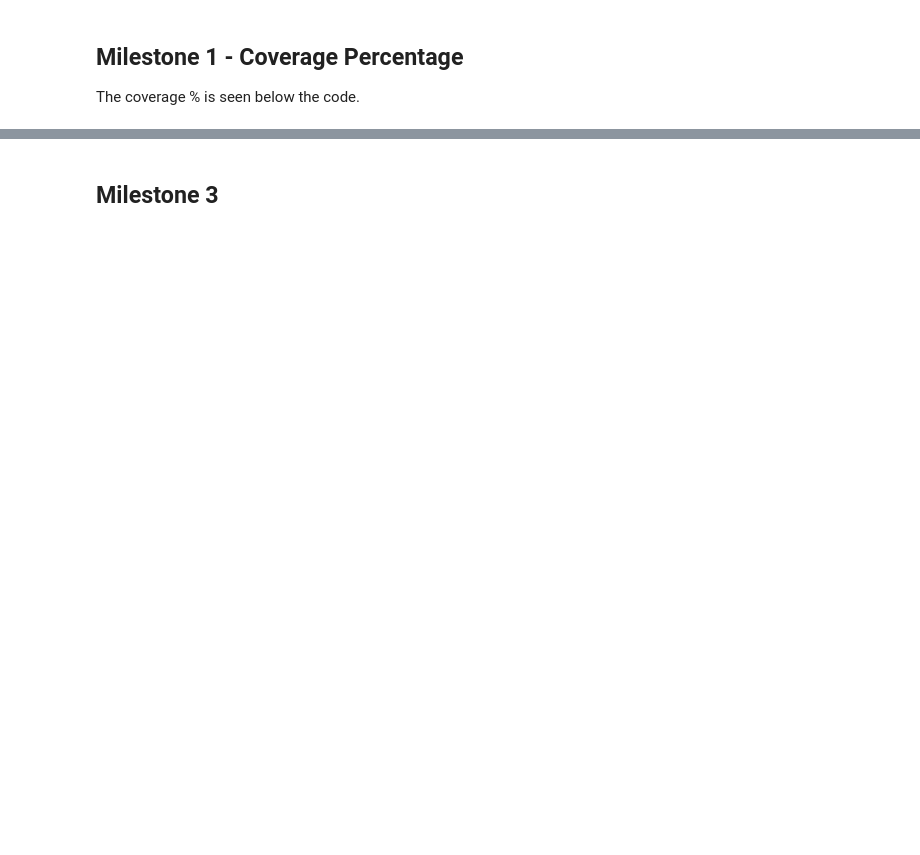
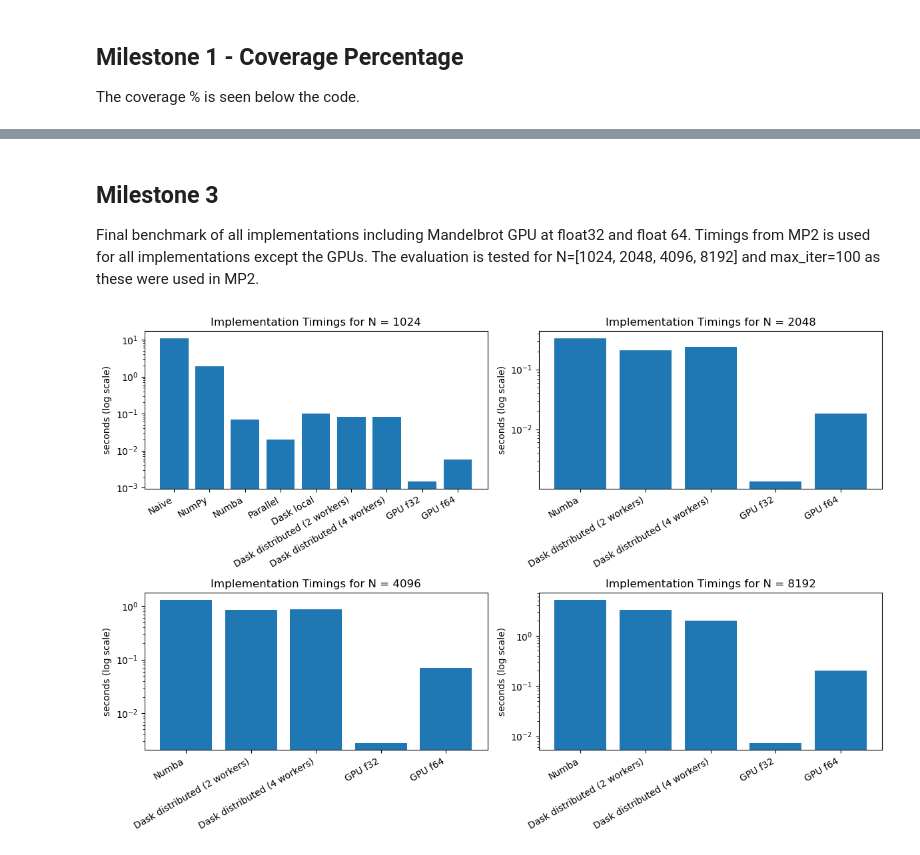
Before and after one commit to math357b/mandelbrot-nsc, a Jupyter notebook: performance_notebooks/mandelbrot_MP3.ipynb, the cells around one changed output, grey strips where cells are left out. Saved outputs shown, nothing was run; the diff lists cells and outputs as text; code cells hidden in the pictures; blank space fills up the shorter version.

```diff
--- a/performance_notebooks/mandelbrot_MP3.ipynb
+++ b/performance_notebooks/mandelbrot_MP3.ipynb
@@ -235,2 +279,77 @@ GPU 1024x1024: 0.0014 s
 # %% [markdown]
 ## Milestone 3
+Final benchmark of all implementations including Mandelbrot GPU at float32 and float 64.
+Timings from MP2 is used for all implementations except the GPUs.
+The evaluation is tested for N=[1024, 2048, 4096, 8192] and max_iter=100 as these were used in MP2.
+# %%
+N = [1024, 2048, 4096, 8192]
+max_iter = 100
+x_dim = (-2.5, 1.0)
+y_dim = (-1.5, 1.5)
+n_runs = 5
+
+# Timings from MP2
+implementation_times = {
+    1024: {
+        "Naive": 10.80,
+        "NumPy": 1.94,
+        "Numba": 0.07,
+        "Parallel": 0.02,
+        "Dask local": 0.10,
+        "Dask distributed (2 workers)" : 0.08,
+        "Dask distributed (4 workers)" : 0.08
+    },
+    2048: {
+        "Numba": 0.33,
+        "Dask distributed (2 workers)" : 0.21,
+        "Dask distributed (4 workers)" : 0.24
+    },
+    4096: {
+        "Numba": 1.31,
+        "Dask distributed (2 workers)" : 0.84,
+        "Dask distributed (4 workers)" : 0.86
+    },
+    8192: {
+        "Numba": 5.23,
+        "Dask distributed (2 workers)" : 3.25,
+        "Dask distributed (4 workers)" : 2.00
+    }
+}
+
+fig, axes = plt.subplots(2,2, figsize=(12,8))
+axes = axes.flatten()
+
+for i, n in enumerate(N):
+
+    # GPU float32 benchmark
+    times_f32 = []
+    times_f64 = []
+    for _ in range(n_runs):
+        time_gpu_f32, _ = gpu.mandelbrot_gpu_f32(N=n, max_iter=max_iter, x_dim=x_dim, y_dim=y_dim) # GPU float32 timing
+        time_gpu_f64, _ = gpu.mandelbrot_gpu_f64(N=n, max_iter=max_iter, x_dim=x_dim, y_dim=y_dim) # GPU float64 timing
+        times_f32.append(time_gpu_f32)
+        times_f64.append(time_gpu_f64)
+    med_gpu_f32 = statistics.median(times_f32)
+    med_gpu_f64 = statistics.median(times_f64)
+
+    results = {}
+
+    if n in implementation_times:
+        results.update(implementation_times[n])
+
+    results["GPU f32"] = med_gpu_f32
+    results["GPU f64"] = med_gpu_f64
+
+    names, times = zip(*results.items())
+
+    ax = axes[i]
+    ax.bar(names, times, log=True)
+    ax.set_ylabel("seconds (log scale)")
+    ax.set_xticklabels(names, rotation=30, ha="right")
+    ax.set_title(f'Implementation Timings for N = {n}')
+
+plt.tight_layout()
+plt.savefig(f"../figures/benchmark_mp3_N{n}.png", dpi=150)
+plt.show()
+# %% [output]
+[figure, added]
```
Also changed, not shown: parts of 8 cells of this notebook, 5 other files.
